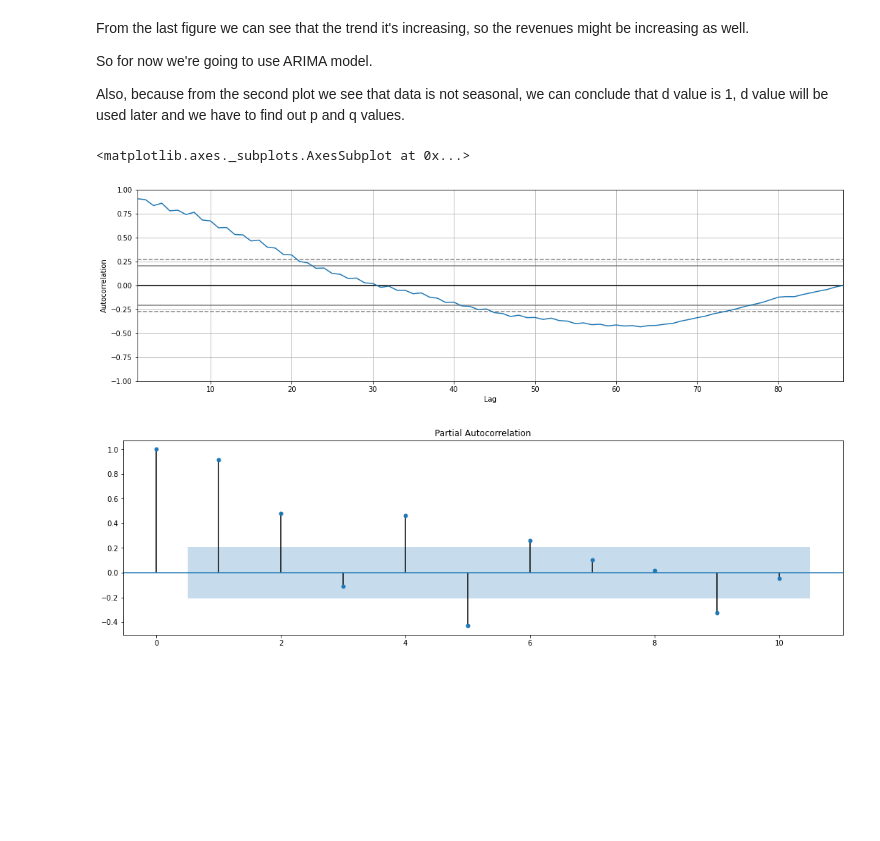
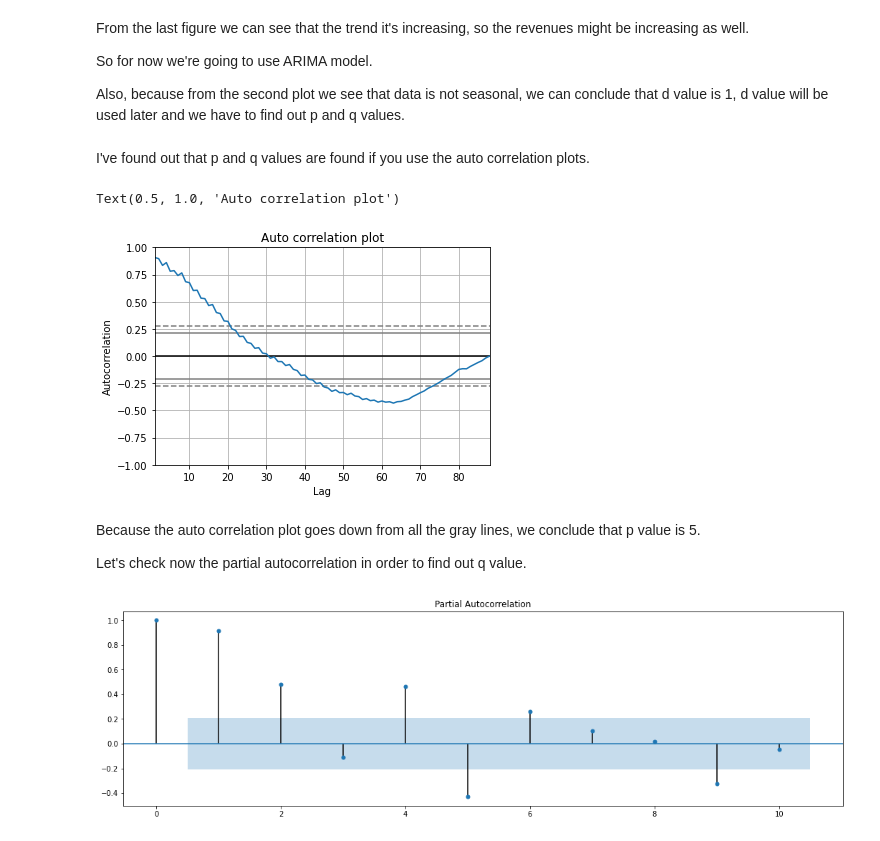
Before and after one commit to earo12/Business-Forecasting, a Jupyter notebook: Business_Forecasting.ipynb, the cells around one changed output. Saved outputs shown, nothing was run; the diff lists cells and outputs as text; code cells hidden in the pictures; blank space fills up the shorter version.

Commit message:
p value founded

```diff
--- a/Business_Forecasting.ipynb
+++ b/Business_Forecasting.ipynb
@@ -104,11 +106,18 @@ From the last figure we can see that the trend it's increasing, so the revenues
 So for now we're going to use ARIMA model.
 
 Also, because from the second plot we see that data is not seasonal, we can conclude that d value is 1, d value will be used later and we have to find out p and q values.
+# %% [markdown]
+I've found out that p and q values are found if you use the auto correlation plots.
 # %%
 pd.plotting.autocorrelation_plot(df['Revenue'])
+plt.title('Auto correlation plot')
 # %% [output]
-<matplotlib.axes._subplots.AxesSubplot at 0x...>
+Text(0.5, 1.0, 'Auto correlation plot')
-[figure, old version]
+[figure, new version]
+# %% [markdown]
+Because the auto correlation plot goes down from all the gray lines, we conclude that p value is 5.
+
+Let's check now the partial autocorrelation in order to find out q value.
 # %%
 plot_pacf(df['Revenue'], lags = 10)
 # %% [output]
```
Also changed, not shown: parts of 1 cell of this notebook.
